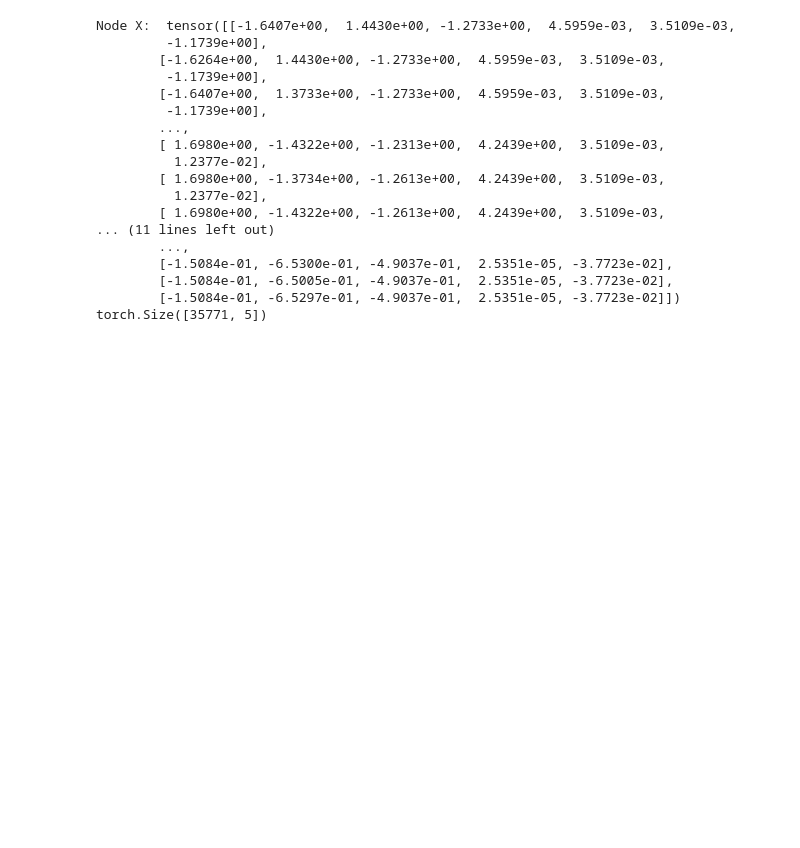
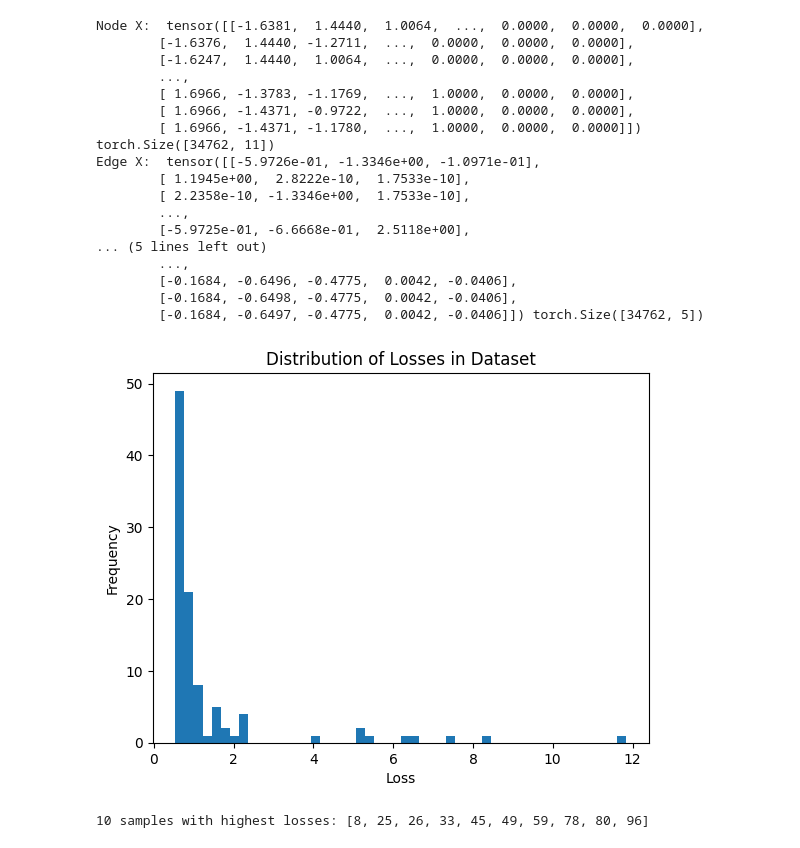
Before and after one commit to bea924/flow_field_dataset, a Jupyter notebook: examples/meshgraphnet/train.ipynb, the cells around one changed output. Saved outputs shown, nothing was run; the diff lists cells and outputs as text; code cells hidden in the pictures; blank space fills up the shorter version.

Commit message:
Plot losses, rerun

```diff
--- a/examples/meshgraphnet/train.ipynb
+++ b/examples/meshgraphnet/train.ipynb
@@ -64,7 +45,7 @@ import dgl
 
 
 def get_node_edge_X(graph: dgl.DGLGraph):
-    node_X = torch.cat([graph.ndata["Position"], graph.ndata["Normal"]],dim=1)
+    node_X = torch.cat([graph.ndata["Position"], graph.ndata["Normal"], torch.nn.functional.one_hot(graph.ndata["SurfaceType"].long(), num_classes=5)],dim=1)
     edge_X = torch.cat([graph.edata["dx"]],dim=1)
     return node_X, edge_X
 
@@ -73,7 +54,8 @@ def get_node_Y(graph: dgl.DGLGraph):
 
 def set_graph_features(graph: dgl.DGLGraph, node_X, edge_X, node_Y):
     graph.ndata["Position"] = node_X[:,:3]
-    graph.ndata["Normal"] = node_X[:,3:]
+    graph.ndata["Normal"] = node_X[:,3:6]
+    graph.ndata["SurfaceType"] = node_X[:,6:11].argmax(dim=1)
     graph.edata["dx"] = edge_X
     graph.ndata["Pressure"] = node_Y[:,0]
     graph.ndata["Temperature"] = node_Y[:,1]
@@ -96,23 +78,23 @@ print("Node X: ",ndx, ndx.shape)
 print("Edge X: ",edx, edx.shape)
 print("Node Y: ",ndy, ndy.shape)
 # %% [output]
-Node X:  tensor([[-1.6407e+00,  1.4430e+00, -1.2733e+00,  4.5959e-03,  3.5109e-03,
-         -1.1739e+00],
-        [-1.6264e+00,  1.4430e+00, -1.2733e+00,  4.5959e-03,  3.5109e-03,
-         -1.1739e+00],
-        [-1.6407e+00,  1.3733e+00, -1.2733e+00,  4.5959e-03,  3.5109e-03,
-         -1.1739e+00],
+Node X:  tensor([[-1.6381,  1.4440,  1.0064,  ...,  0.0000,  0.0000,  0.0000],
+        [-1.6376,  1.4440, -1.2711,  ...,  0.0000,  0.0000,  0.0000],
+        [-1.6247,  1.4440,  1.0064,  ...,  0.0000,  0.0000,  0.0000],
         ...,
-        [ 1.6980e+00, -1.4322e+00, -1.2313e+00,  4.2439e+00,  3.5109e-03,
-          1.2377e-02],
-        [ 1.6980e+00, -1.3734e+00, -1.2613e+00,  4.2439e+00,  3.5109e-03,
-          1.2377e-02],
-        [ 1.6980e+00, -1.4322e+00, -1.2613e+00,  4.2439e+00,  3.5109e-03,
-... (11 lines left out)
+        [ 1.6966, -1.3783, -1.1769,  ...,  1.0000,  0.0000,  0.0000],
+        [ 1.6966, -1.4371, -0.9722,  ...,  1.0000,  0.0000,  0.0000],
+        [ 1.6966, -1.4371, -1.1780,  ...,  1.0000,  0.0000,  0.0000]]) torch.Size([34762, 11])
+Edge X:  tensor([[-5.9726e-01, -1.3346e+00, -1.0971e-01],
+        [ 1.1945e+00,  2.8222e-10,  1.7533e-10],
+        [ 2.2358e-10, -1.3346e+00,  1.7533e-10],
         ...,
-        [-1.5084e-01, -6.5300e-01, -4.9037e-01,  2.5351e-05, -3.7723e-02],
-        [-1.5084e-01, -6.5005e-01, -4.9037e-01,  2.5351e-05, -3.7723e-02],
-        [-1.5084e-01, -6.5297e-01, -4.9037e-01,  2.5351e-05, -3.7723e-02]]) torch.Size([35771, 5])
+        [-5.9725e-01, -6.6668e-01,  2.5118e+00],
+... (5 lines left out)
+        ...,
+        [-0.1684, -0.6496, -0.4775,  0.0042, -0.0406],
+        [-0.1684, -0.6498, -0.4775,  0.0042, -0.0406],
+        [-0.1684, -0.6497, -0.4775,  0.0042, -0.0406]]) torch.Size([34762, 5])
 # %%
 from modulus.models.meshgraphnet import MeshGraphNet
 model = MeshGraphNet(
@@ -125,10 +107,46 @@ model = MeshGraphNet(
     hidden_dim_processor=64,
     hidden_dim_node_decoder=64
 )
+device = torch.device('cuda' if torch.cuda.is_available() else 'cpu')
 model=model.to(device)
 from torch.optim import Adam
 from torch.optim.lr_scheduler import LambdaLR
-from torch.amp import GradScaler
-optimizer = Adam(model.parameters(), lr=1e-4)
+#from torch.amp import GradScaler
+optimizer = Adam(model.parameters(), lr=1e-3)
 scheduler = LambdaLR(optimizer, lr_lambda=lambda epoch: 0.99985 ** epoch)
-scaler = GradScaler(device=device)
+#scaler = GradScaler(device=device)
+scaler = None
+
+def compute_loss(batch):
+    batch = batch.to(device)
+    node_X, edge_X = get_node_edge_X(batch)
+    node_Y = get_node_Y(batch)
+    node_Y_pred = model(node_X,edge_X,batch)
+    batch_pred_graph = batch.clone()
+    set_graph_features(batch_pred_graph, node_X, edge_X, node_Y_pred)
+    agg_force_pred = ds_dgl.compute_aggregate_force(batch_pred_graph)
+    agg_force = ds_dgl.compute_aggregate_force(batch)
+    #print('Agg force pred: ',format_vector(agg_force_pred.tolist()),' Agg force: ',format_vector(agg_force.tolist()))
+    return torch.nn.functional.mse_loss(node_Y_pred,node_Y) + 0.8* torch.nn.functional.mse_loss(agg_force_pred,agg_force)
+# %%
+from matplotlib import pyplot as plt
+os.makedirs('figures', exist_ok=True)
+
+def plot_losses_by_sample():
+    losses_by_sample = []
+    for i, batch in enumerate(full_dataloader):
+        loss = compute_loss(batch)
+        losses_by_sample.append(loss.item())
+    plt.hist(losses_by_sample, bins=50)
+    plt.xlabel('Loss')
+    plt.ylabel('Frequency')
+    plt.title('Distribution of Losses in Dataset')
+    plt.savefig('figures/loss_frequency_dgl.pdf', bbox_inches='tight')
+    plt.show()
+    top_loss_indices = sorted(range(len(losses_by_sample)), key=lambda i: losses_by_sample[i], reverse=True)[:10]
+    print("10 samples with highest losses:", sorted(top_loss_indices))
+    return losses_by_sample
+losses_by_sample = plot_losses_by_sample()
+# %% [output]
+[figure, added]
+10 samples with highest losses: [8, 25, 26, 33, 45, 49, 59, 78, 80, 96]
```
Also changed, not shown: parts of 16 cells of this notebook, 14 other files.
